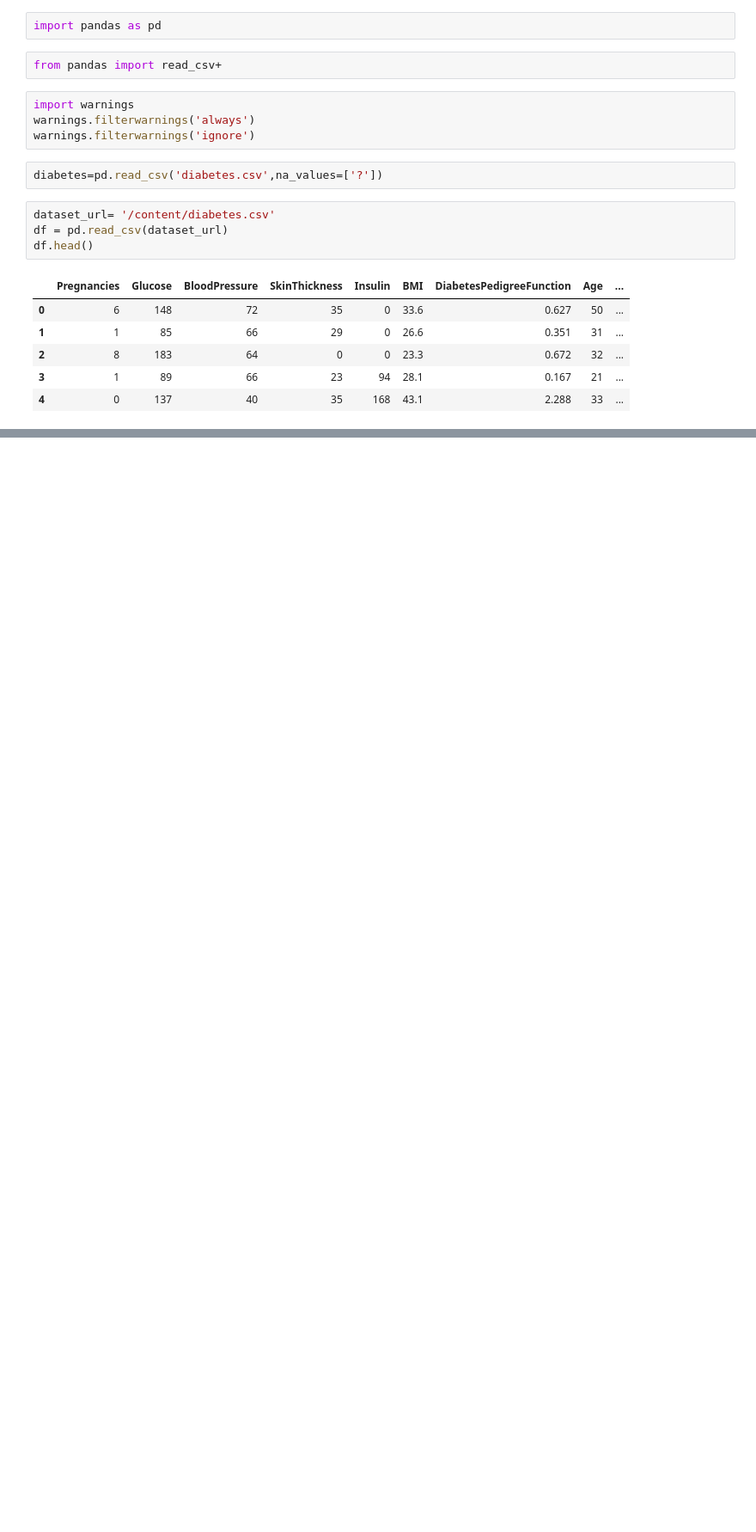
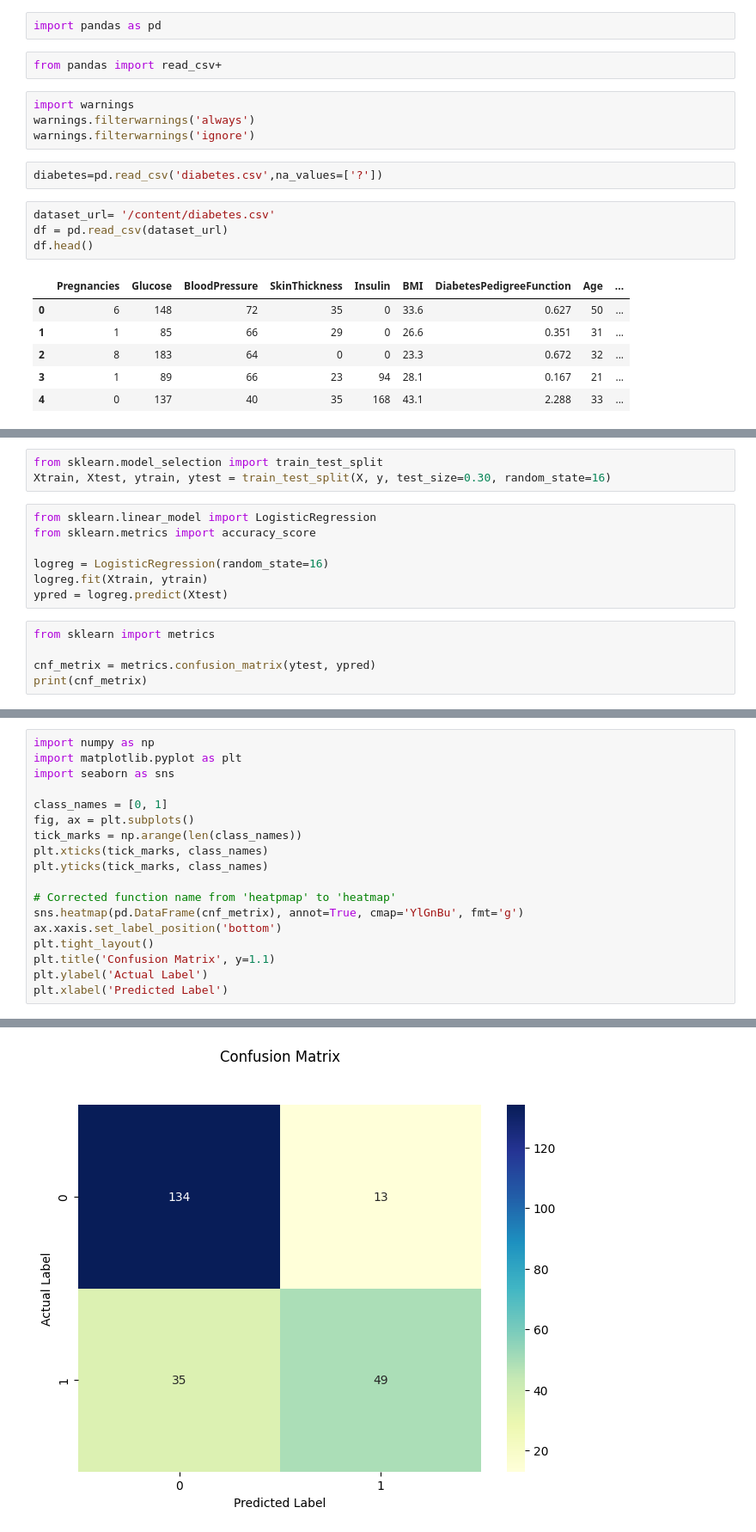
Before and after one commit to MUHAMMADFAWWAZWIYOGA/DIF2130_A_25_2311532019, a Jupyter notebook: Pratikum2/SimpleLinearRegression.ipynb, the cells around one changed output, grey strips where cells are left out. Shown at 86% size. Drawn from its saved outputs; the diff is of its cells as text; blank space fills up the shorter version.

```diff
--- a/Pratikum2/SimpleLinearRegression.ipynb
+++ b/Pratikum2/SimpleLinearRegression.ipynb
@@ -52,0 +58,15 @@ diabetes.tail()
+# %%
+from sklearn.model_selection import train_test_split
+Xtrain, Xtest, ytrain, ytest = train_test_split(X, y, test_size=0.30, random_state=16)
+# %%
+from sklearn.linear_model import LogisticRegression
+from sklearn.metrics import accuracy_score
+
+logreg = LogisticRegression(random_state=16)
+logreg.fit(Xtrain, ytrain)
+ypred = logreg.predict(Xtest)
+# %%
+from sklearn import metrics
+
+cnf_metrix = metrics.confusion_matrix(ytest, ypred)
+print(cnf_metrix)
@@ -52,0 +76,19 @@ diabetes.tail()
+# %%
+import numpy as np
+import matplotlib.pyplot as plt
+import seaborn as sns
+
+class_names = [0, 1]
+fig, ax = plt.subplots()
+tick_marks = np.arange(len(class_names))
+plt.xticks(tick_marks, class_names)
+plt.yticks(tick_marks, class_names)
+
+# Corrected function name from 'heatpmap' to 'heatmap'
+sns.heatmap(pd.DataFrame(cnf_metrix), annot=True, cmap='YlGnBu', fmt='g')
+ax.xaxis.set_label_position('bottom')
+plt.tight_layout()
+plt.title('Confusion Matrix', y=1.1)
+plt.ylabel('Actual Label')
+plt.xlabel('Predicted Label')
+# %% [output]
@@ -52,0 +96 @@ diabetes.tail()
+[figure, added]
```
Also changed, not shown: parts of 12 cells of this notebook.
